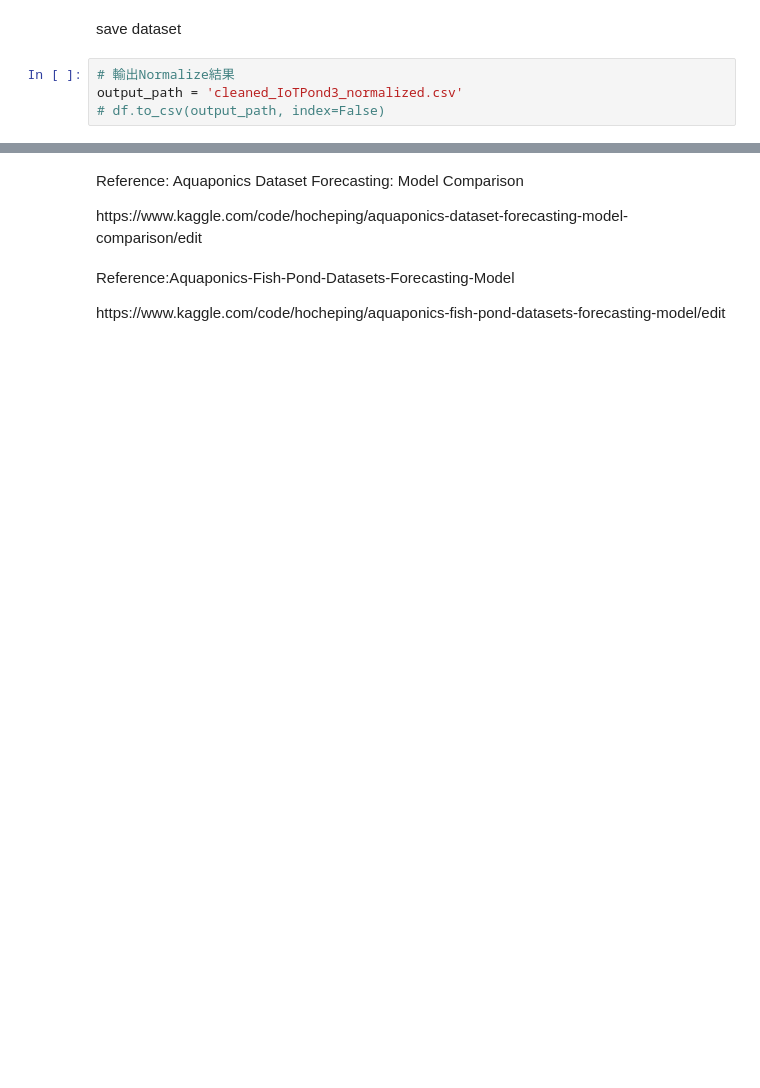
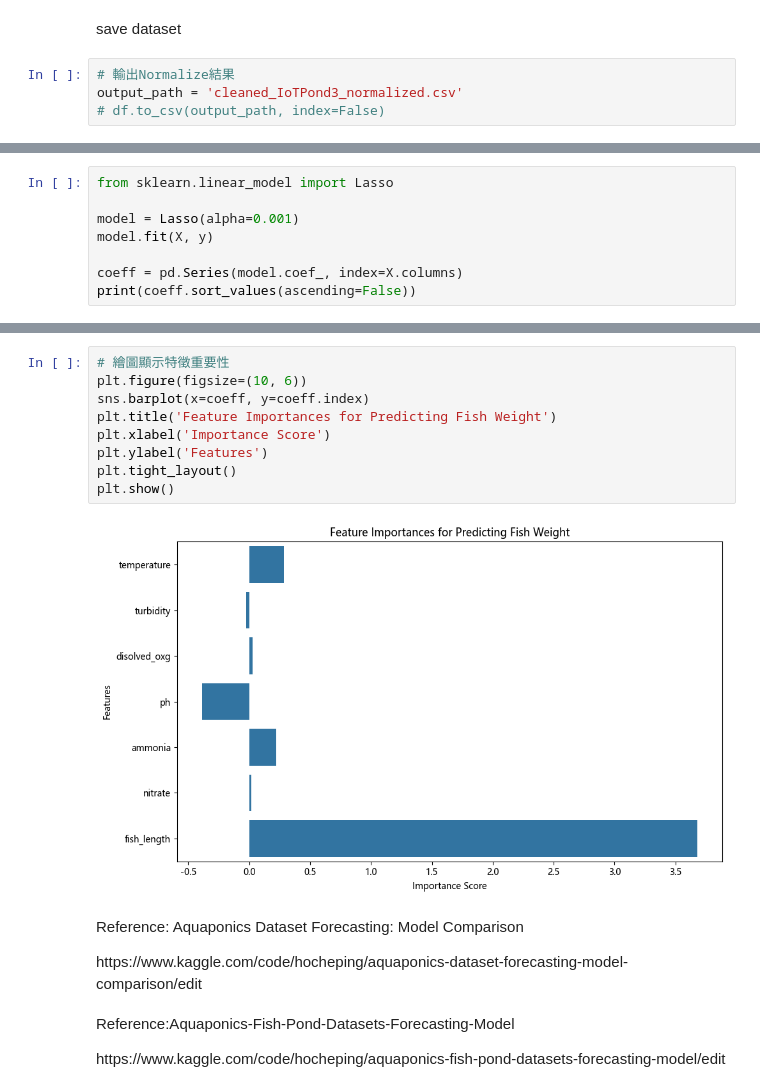
Before and after one commit to AcerPing/xLSTMTime_AquaponicsPond, a Jupyter notebook: DataPreprocess/aquaponics/FishAquaponics_IoTpond3/FishAquaponics_IoTpond3－改版.ipynb, the cells around one changed output, grey strips where cells are left out. Drawn from its saved outputs; the diff is of its cells as text; blank space fills up the shorter version.

```diff
--- a/DataPreprocess/aquaponics/FishAquaponics_IoTpond3/FishAquaponics_IoTpond3－改版.ipynb
+++ b/DataPreprocess/aquaponics/FishAquaponics_IoTpond3/FishAquaponics_IoTpond3－改版.ipynb
@@ -835,0 +880,8 @@ output_path = 'cleaned_IoTPond3_normalized.csv'
+# %%
+from sklearn.linear_model import Lasso
+
+model = Lasso(alpha=0.001)
+model.fit(X, y)
+
+coeff = pd.Series(model.coef_, index=X.columns)
+print(coeff.sort_values(ascending=False))
@@ -836,3 +897,14 @@ output_path = 'cleaned_IoTPond3_normalized.csv'
+# %%
+# 繪圖顯示特徵重要性
+plt.figure(figsize=(10, 6))
+sns.barplot(x=coeff, y=coeff.index)
+plt.title('Feature Importances for Predicting Fish Weight')
+plt.xlabel('Importance Score')
+plt.ylabel('Features')
+plt.tight_layout()
+plt.show()
+# %% [output]
+[figure, added]
 # %% [markdown]
 <p> Reference: Aquaponics Dataset Forecasting: Model Comparison </p>
 https://www.kaggle.com/code/hocheping/aquaponics-dataset-forecasting-model-comparison/edit
```
Also changed, not shown: parts of 11 cells of this notebook.
